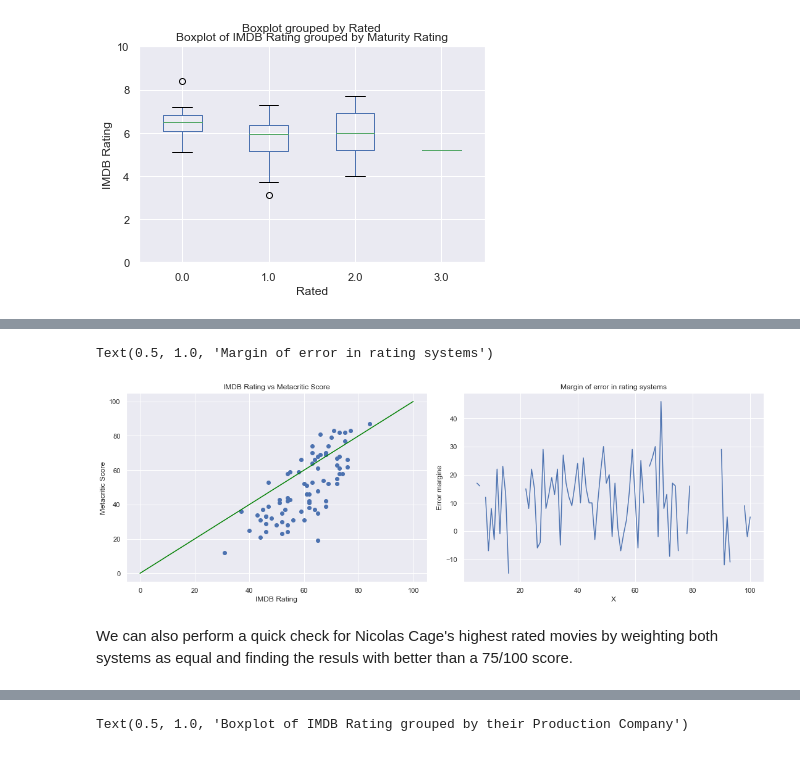
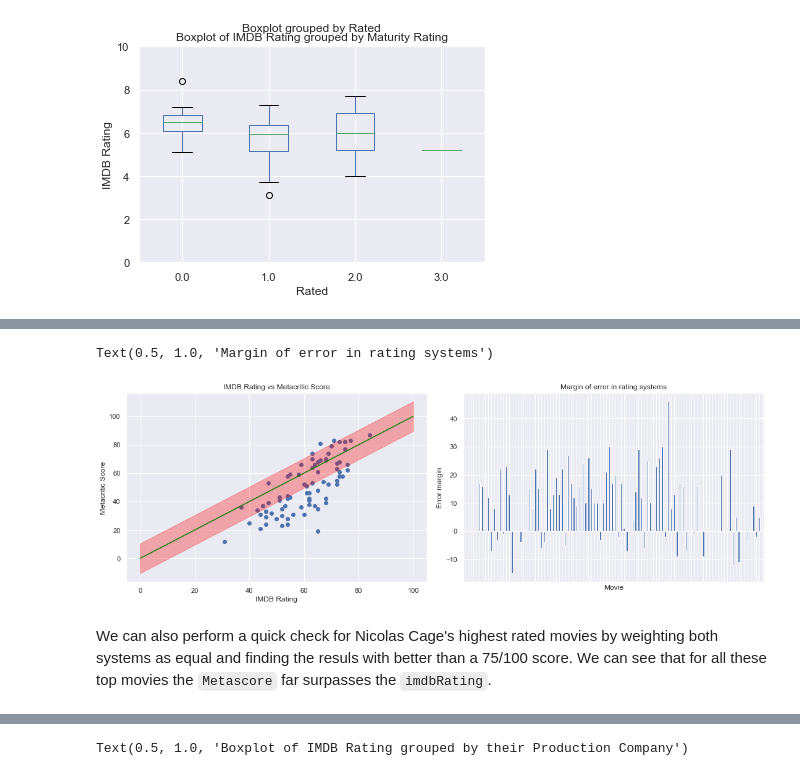
Before and after one commit to RyanJennings1/COMP41680, a Jupyter notebook: COMP41680 Project 1 - 19205824.ipynb, the cells around one changed output, grey strips where cells are left out. Drawn from its saved outputs; the diff is of its cells as text; code cells hidden in the pictures.

```diff
--- a/COMP41680 Project 1 - 19205824.ipynb
+++ b/COMP41680 Project 1 - 19205824.ipynb
@@ -377,21 +380,30 @@ Another interesting plot, shown below, involves plotting the `imdbRating` (multi
 # %%
 fig, (ax0, ax1) = plt.subplots(ncols=2, constrained_layout=True, figsize=(15, 5))
+rating_error = credits['imdbRating'].mul(10) - credits['Metascore']
+
 ax0.scatter(credits['imdbRating'].mul(10), credits['Metascore'])
 xy = np.linspace(0, 100, 100)
 ax0.plot(xy, xy, color='green')
+ax0.fill_between(xy, xy+rating_error.mean(), xy-rating_error.mean(), color='red', alpha=0.3)
 ax0.set_xlabel('IMDB Rating')
 ax0.set_ylabel('Metacritic Score')
 ax0.set_title('IMDB Rating vs Metacritic Score')
 
-ax1.plot(credits['imdbRating'].mul(10) - credits['Metascore']) # plot error
-ax1.set_xlabel('X')
-ax1.set_ylabel('Error margine')
+rating_error.plot(kind='bar') # plot error
+ax1.set_xlabel('Movie')
+ax1.tick_params(
+    axis='x',
+    which='both',
+    bottom=False,
+    top=False,
+    labelbottom=False)
+ax1.set_ylabel('Error margin')
 ax1.set_title('Margin of error in rating systems')
 # %% [output]
 Text(0.5, 1.0, 'Margin of error in rating systems')
-[figure, old version]
+[figure, new version]
 # %% [markdown]
-We can also perform a quick check for Nicolas Cage's highest rated movies by weighting both systems as equal and finding the resuls with better than a 75/100 score.
+We can also perform a quick check for Nicolas Cage's highest rated movies by weighting both systems as equal and finding the resuls with better than a 75/100 score. We can see that for all these top movies the `Metascore` far surpasses the `imdbRating`.
 # %%
 credits[((credits['imdbRating']*10 + credits['Metascore'])/2) > 75]
 # %% [output]
```
Also changed, not shown: parts of 17 cells of this notebook.
